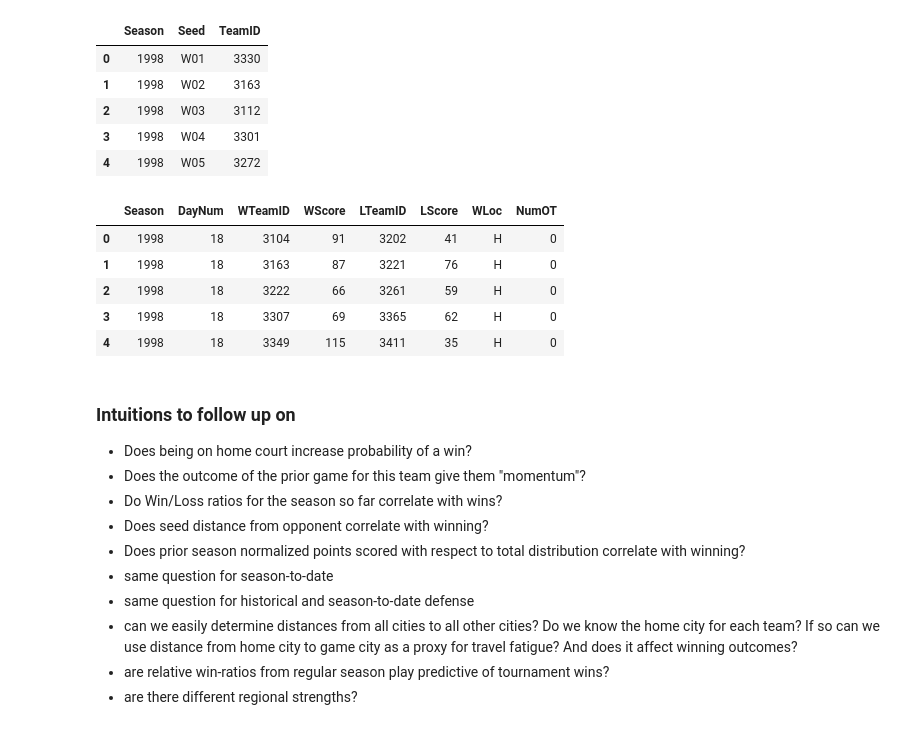
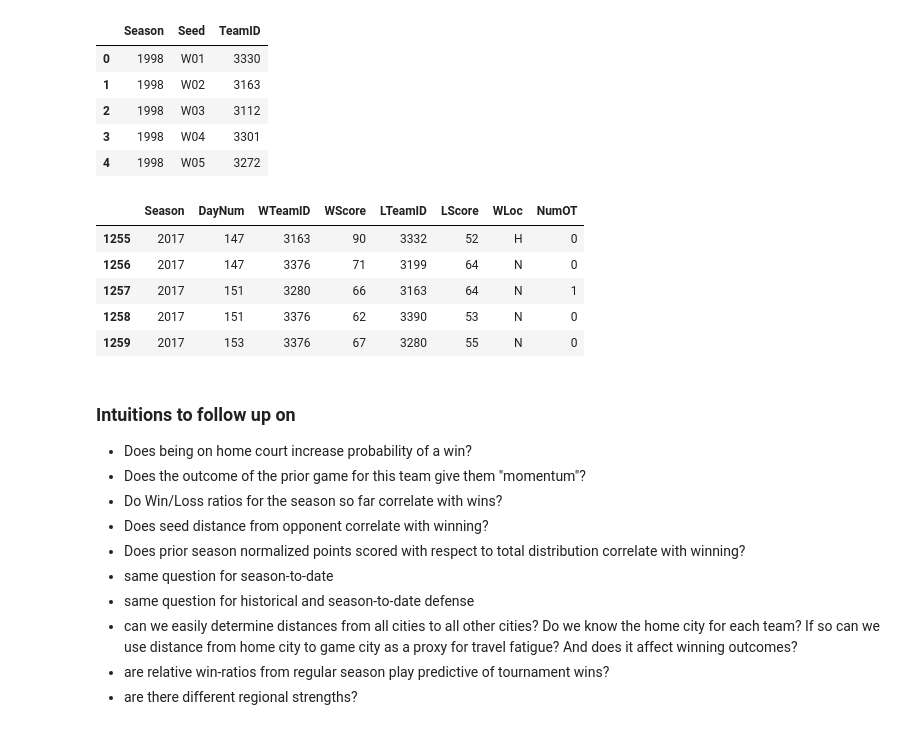
Before and after one commit to evizitei/kaggle_womens_ncaa_2018, a Jupyter notebook: WomensNCAAPredictions.ipynb, the cells around one changed output. Cells and saved outputs as stored; diff of their text form; code cells hidden in the pictures.

```diff
--- a/WomensNCAAPredictions.ipynb
+++ b/WomensNCAAPredictions.ipynb
@@ -29,15 +29,15 @@ seeds.head()
 | 2 | 1998 | W03 | 3112 |
 | 3 | 1998 | W04 | 3301 |
 | 4 | 1998 | W05 | 3272 |
-# %%
-season_results.head()
-# %% [output]
-|  | Season | DayNum | WTeamID | WScore | LTeamID | LScore | WLoc | NumOT |
-| 0 | 1998 | 18 | 3104 | 91 | 3202 | 41 | H | 0 |
-| 1 | 1998 | 18 | 3163 | 87 | 3221 | 76 | H | 0 |
-| 2 | 1998 | 18 | 3222 | 66 | 3261 | 59 | H | 0 |
-| 3 | 1998 | 18 | 3307 | 69 | 3365 | 62 | H | 0 |
-| 4 | 1998 | 18 | 3349 | 115 | 3411 | 35 | H | 0 |
+# %%
+tourney_results.tail()
+# %% [output]
+|  | Season | DayNum | WTeamID | WScore | LTeamID | LScore | WLoc | NumOT |
+| 1255 | 2017 | 147 | 3163 | 90 | 3332 | 52 | H | 0 |
+| 1256 | 2017 | 147 | 3376 | 71 | 3199 | 64 | N | 0 |
+| 1257 | 2017 | 151 | 3280 | 66 | 3163 | 64 | N | 1 |
+| 1258 | 2017 | 151 | 3376 | 62 | 3390 | 53 | N | 0 |
+| 1259 | 2017 | 153 | 3376 | 67 | 3280 | 55 | N | 0 |
 # %% [markdown]
 ### Intuitions to follow up on
 
```
Also changed, not shown: parts of 4 cells of this notebook.
